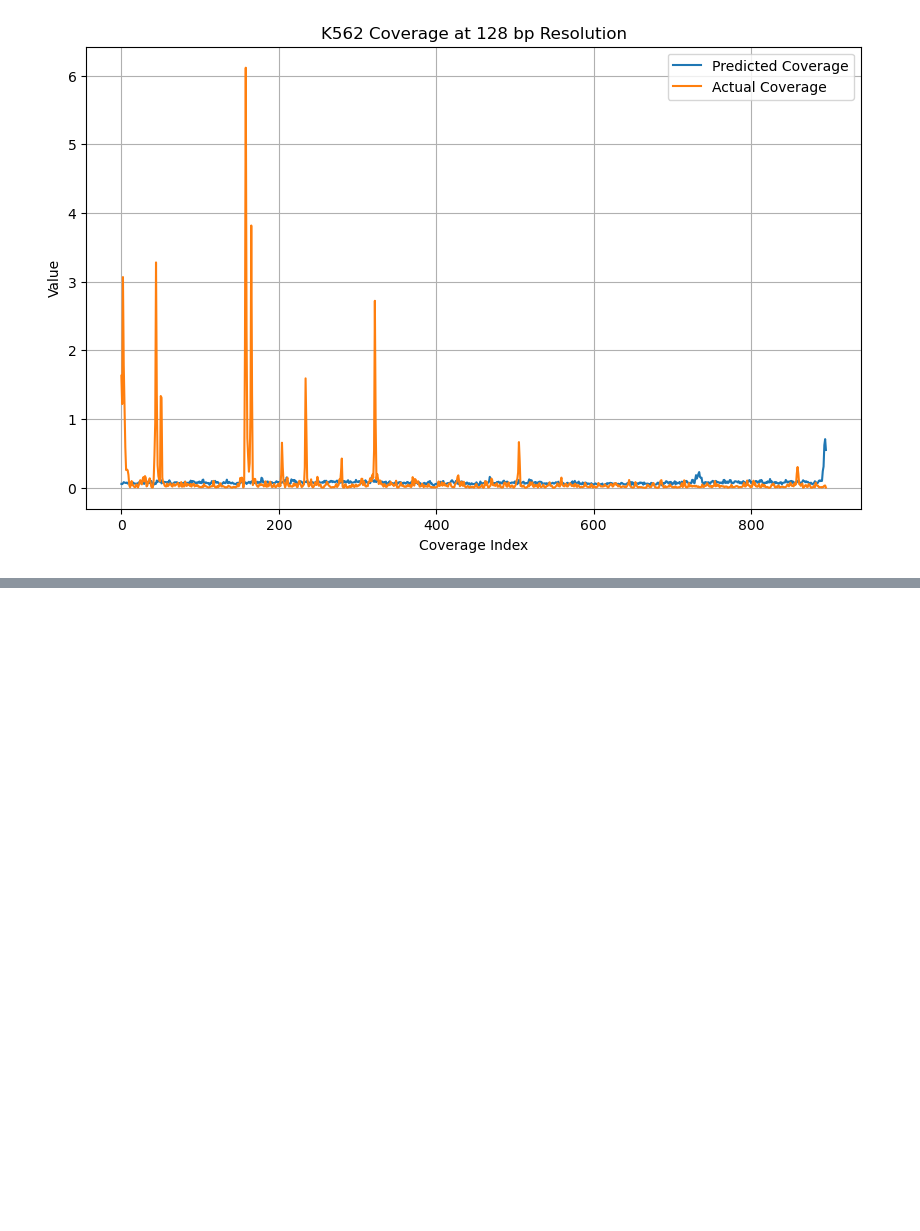
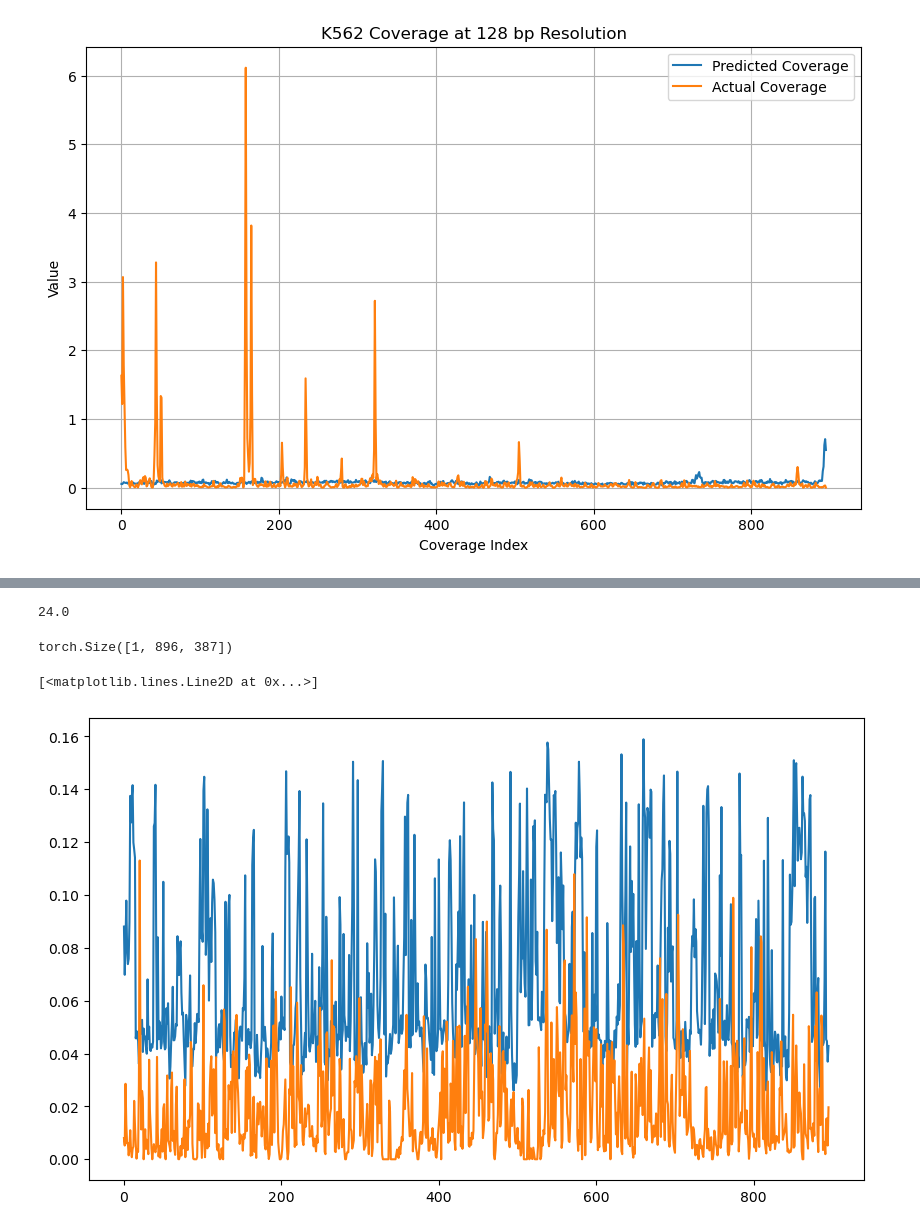
Before and after one commit to Sarthak-Ti/caduceus, a Jupyter notebook: code_test/evaluation_enformer.ipynb, the cells around one changed output, grey strips where cells are left out. Drawn from its saved outputs; the diff is of its cells as text; code cells hidden in the pictures; blank space fills up the shorter version.

```diff
--- a/code_test/evaluation_enformer.ipynb
+++ b/code_test/evaluation_enformer.ipynb
@@ -171,0 +241,32 @@ torch.Size([1, 896, 4675])
+# %%
+#check how much cuda memory is used currently
+torch.cuda.memory_allocated()//1e9 #allocated 24 gb, which is the size of the model
+# %% [output]
+24.0
+# %%
+ex1 = dataset[0]
+device = 'cpu'
+backbone = backbone.to(device)
+decoder = decoder.to(device)
+#now evaluate
+out1,_ = backbone(ex1[0].unsqueeze(0).to(device))
+out2 = decoder(out1)
+print(out2.shape)
+#16 secodns to load and evaluate even on the cpu is not bad!
+# %% [output]
+torch.Size([1, 896, 387])
+# %%
+#now let's plot it
+import matplotlib.pyplot as plt
+import numpy as np
+
+out2 = out2.cpu().detach().squeeze(0).numpy()
+y = ex1[1].numpy()
+# %%
+#and now plot
+plt.figure(figsize=(10, 6))
+plt.plot(np.exp(out2[:, 0]), label='Predicted Coverage')
+plt.plot(y[:, 0], label='Actual Coverage')
+# %% [output]
+[<matplotlib.lines.Line2D at 0x...>]
+[figure, added]
```
Also changed, not shown: parts of 69 cells of this notebook, 1 other file.
